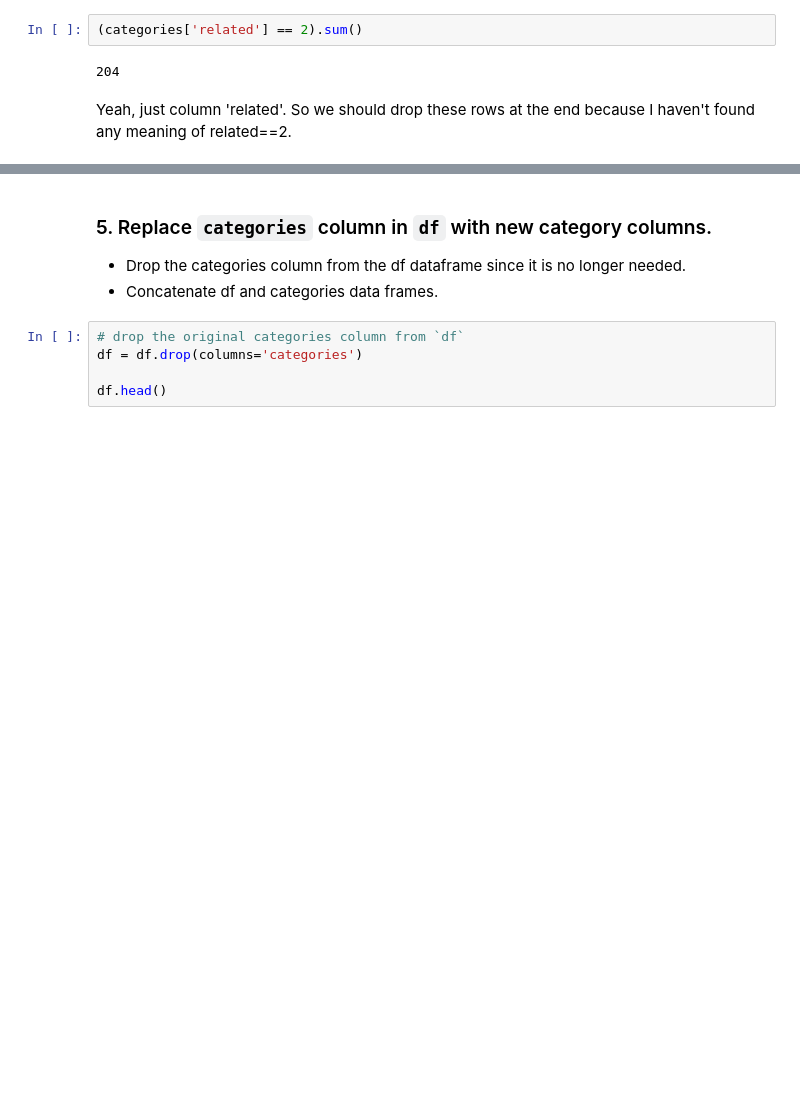
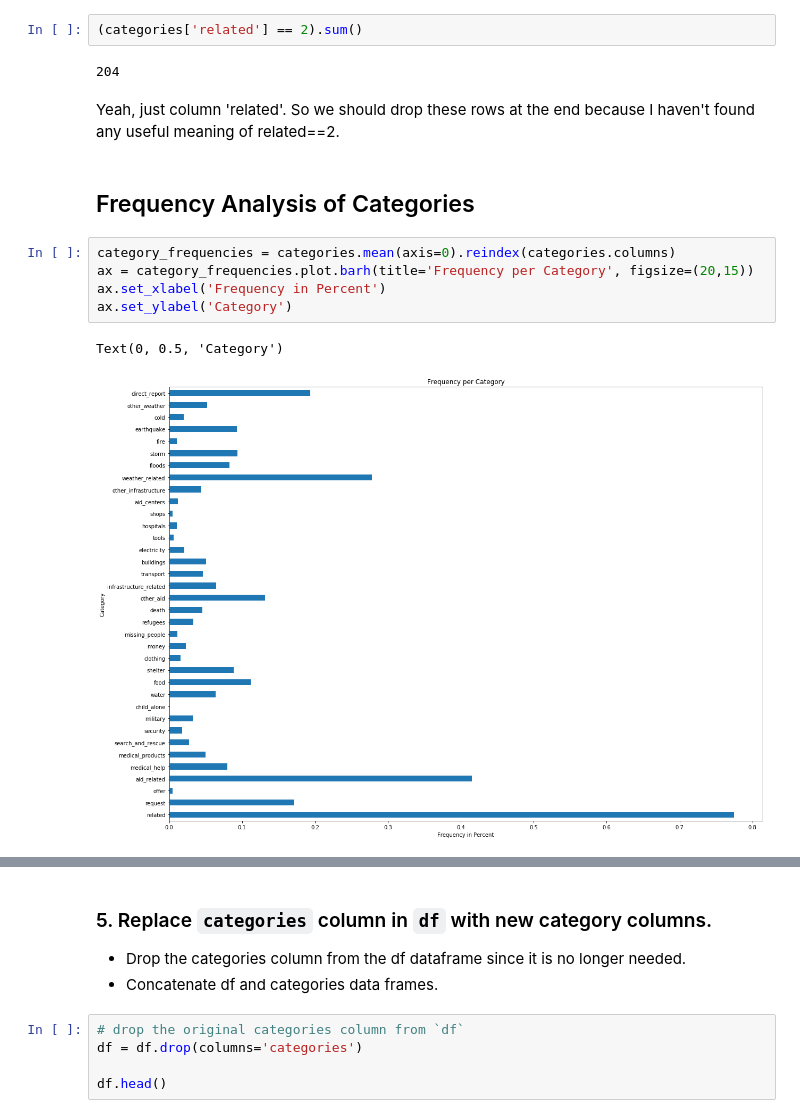
Before and after one commit to dfv-ms/udacity_nd025_term2_project_2, a Jupyter notebook: jupyter-notebooks/ETL Pipeline Preparation.ipynb, the cells around one changed output, grey strips where cells are left out. Cells and saved outputs as stored; diff of their text form; blank space fills up the shorter version.

Commit message:
Additional plots for data analysis

```diff
--- a/jupyter-notebooks/ETL Pipeline Preparation.ipynb
+++ b/jupyter-notebooks/ETL Pipeline Preparation.ipynb
@@ -154,4 +156,14 @@ Let's check this.
 # %% [output]
 204
 # %% [markdown]
-Yeah, just column 'related'. So we should drop these rows at the end because I haven't found any meaning of related==2.
+Yeah, just column 'related'. So we should drop these rows at the end because I haven't found any useful meaning of related==2.
+# %% [markdown]
+## Frequency Analysis of Categories
+# %%
+category_frequencies = categories.mean(axis=0).reindex(categories.columns)
+ax = category_frequencies.plot.barh(title='Frequency per Category', figsize=(20,15))
+ax.set_xlabel('Frequency in Percent')
+ax.set_ylabel('Category')
+# %% [output]
+Text(0, 0.5, 'Category')
+[figure, added]
```
Also changed, not shown: parts of 4 cells of this notebook, 1 other file.
